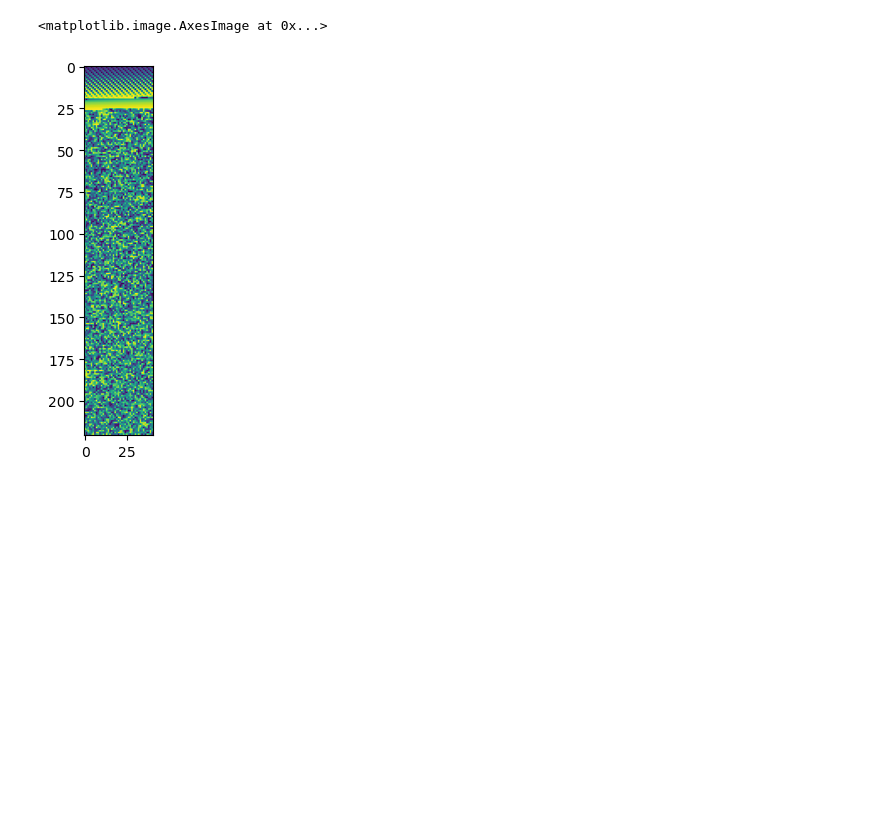
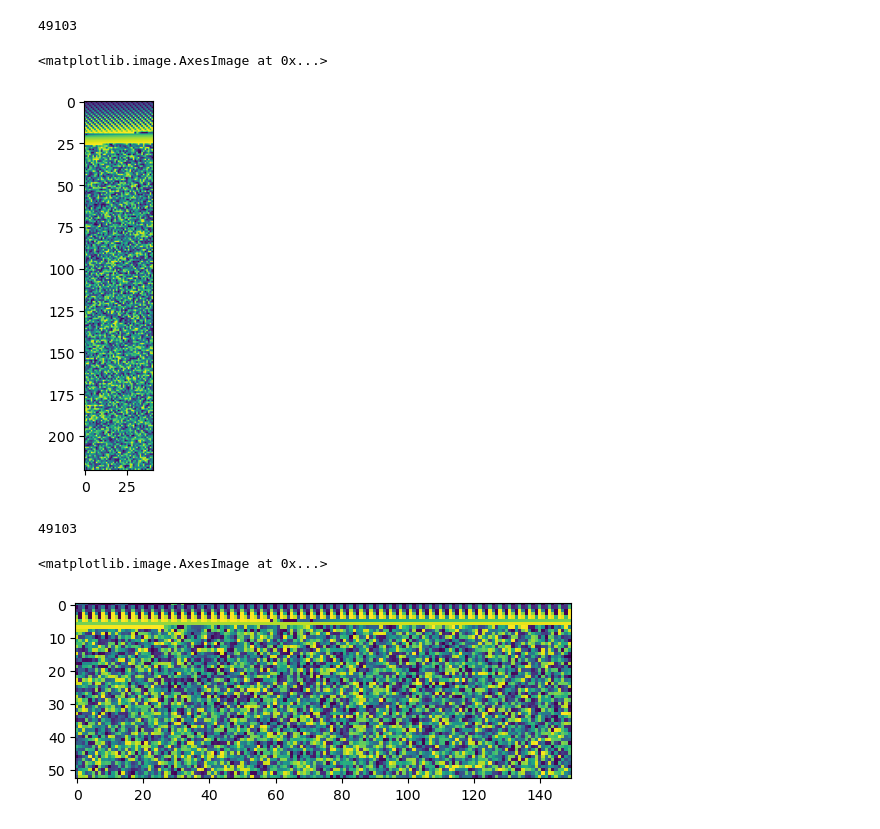
Before and after one commit to john-judge/StravaHeatmapScrape, a Jupyter notebook: scraper.ipynb, the cells around one changed output. Drawn from its saved outputs; the diff is of its cells as text; code cells hidden in the pictures; blank space fills up the shorter version.

Commit message:
stream image heatmap

```diff
--- a/scraper.ipynb
+++ b/scraper.ipynb
@@ -7,16 +7,30 @@ import numpy as np
 
 URL = "https://heatmap-external-c.strava.com/tiles/all/hot/3/5/3.png?v=19"
 page = requests.get(URL)
-#print(page.content)
-arr = list(page.content)
-n = int(np.sqrt(len(arr)))
-n2 = len(arr) % n
-arr = arr[:n*n2]
-arr = np.array(arr)
-arr = arr.reshape((n, -1))
-plt.imshow(arr)
+
+path = 'image_test.png'
+r = requests.get(URL, stream=True)
+if r.status_code == 200:
+    with open(path, 'wb') as f:
+        r.raw.decode_content = True
+        shutil.copyfileobj(r.raw, f)
 # %% [output]
-<matplotlib.image.AxesImage at 0x...>
+49103
+<matplotlib.image.AxesImage at 0x...>
 [figure]
+# %%
+#print(page.content)
+arr = list(page.content)
+n = 150 #int(np.sqrt(len(arr)))
+print(len(arr))
+n2 = len(arr) % n
+arr = arr[:n*n2]
+arr = np.array(arr)
+arr = arr.reshape((-1, n))
+plt.imshow(arr)
+# %% [output]
+49103
+<matplotlib.image.AxesImage at 0x...>
+[figure, added]
 # %%
 
```
Also changed, not shown: parts of 2 cells of this notebook, 1 other file.
